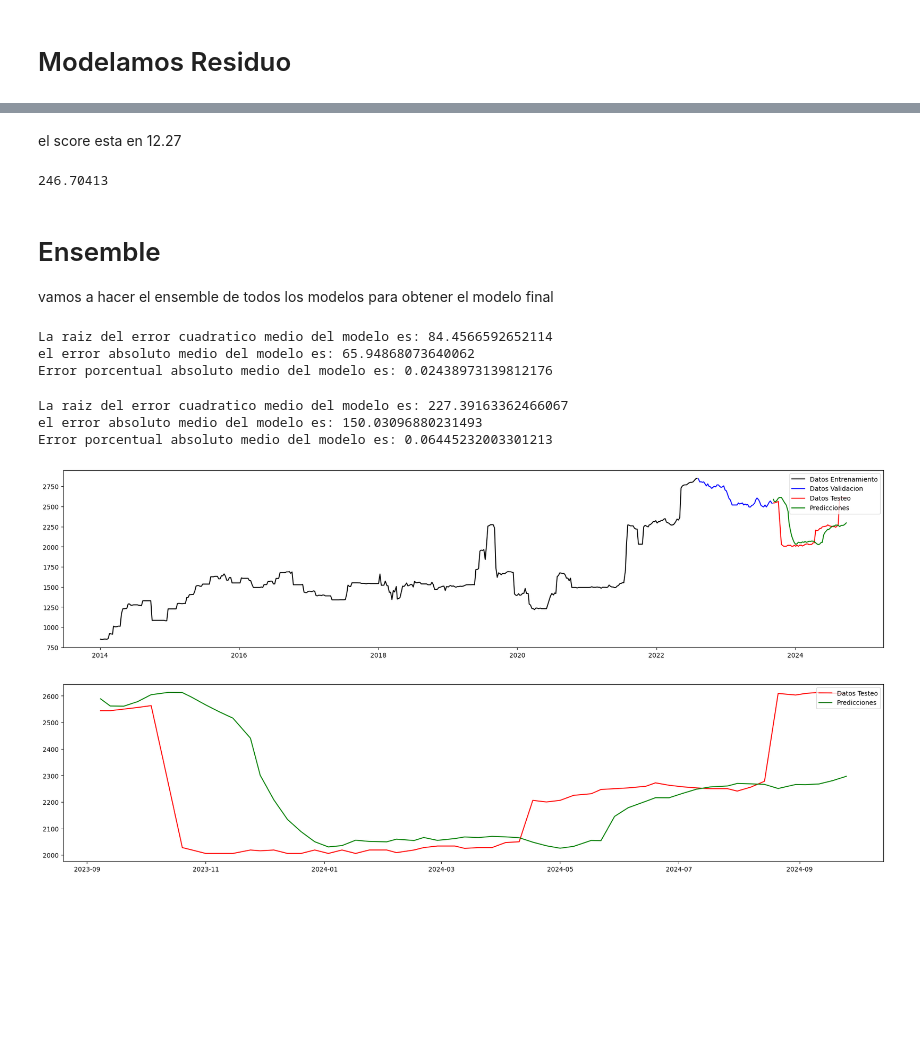
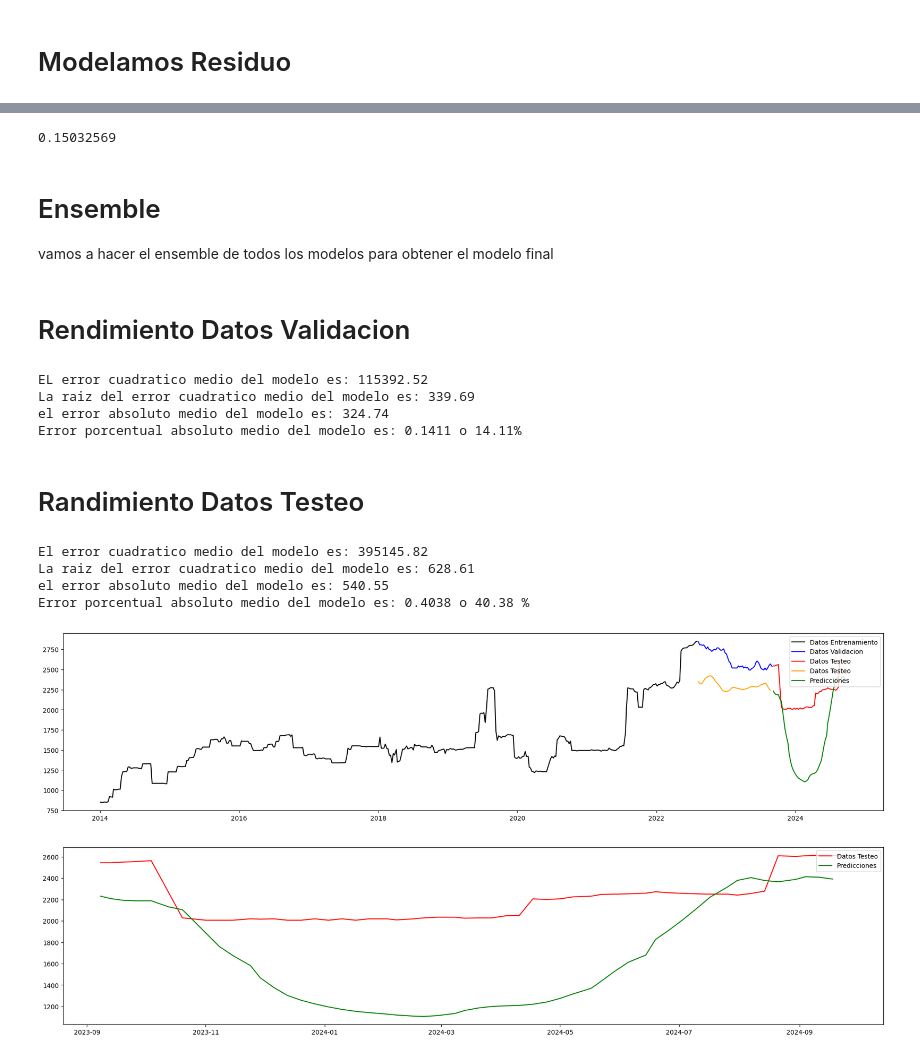
Before and after one commit to ivanpalenciab/Prediccion-atlantico, a Jupyter notebook: 3_red_neuronal_densa.ipynb, the cells around one changed output, grey strips where cells are left out. Cells and saved outputs as stored; diff of their text form; code cells hidden in the pictures; blank space fills up the shorter version.

Commit message:
red neuronal densa con precios de futuros

```diff
--- a/3_red_neuronal_densa.ipynb
+++ b/3_red_neuronal_densa.ipynb
@@ -807,5 +446,6 @@ def modeloRD_residuo():
+# %%
+modeloRD_residuo = crear_modelo_densa(PASOS , neuronas_residuo,learning_rate_residuo)
 # %%
-modelo = modeloRD_residuo()
-modelo.fit(X_train,y_train,epochs=40,batch_size=7)
+modeloRD_residuo.fit(X_train,y_train,epochs=40,batch_size=7)
 # %% [output]
 Epoch 1/40
@@ -830,4 +469,4 @@ Epoch 40/40
 # %%
-prediccion_validacion_residuo = modelo.predict(X_val)
-prediccion_testeo_residuo = modelo.predict(X_test)
+prediccion_validacion_residuo = modeloRD_residuo.predict(X_val)
+prediccion_testeo_residuo = modeloRD_residuo.predict(X_test)
 # %% [output]
@@ -847,10 +486,8 @@ plt.show()
-# %% [markdown]
-el score esta en 12.27
 # %%
-score = np.sqrt(mean_squared_error(prediccion_validacion_m5,datos_validacion_m5.PROMEDIO))
+score = np.sqrt(mean_squared_error(prediccion_validacion_residuo,datos_validacion_residuo.PROMEDIO))
 print(score)
 # %% [output]
-246.70413
+0.15032569
 # %%
 prediccion_validacion_residuo = residuo_scaler.inverse_transform(prediccion_validacion_residuo)
 prediccion_testeo_residuo = residuo_scaler.inverse_transform(prediccion_testeo_residuo  )
@@ -859,8 +496,8 @@ prediccion_testeo_residuo = residuo_scaler.inverse_transform(prediccion_testeo_r
 vamos a hacer el ensemble de todos los modelos para obtener el modelo final
 # %%
 datos_emd
-validacion = prediccion_validacion_m1 +prediccion_validacion_m2 + prediccion_validacion_m3 + prediccion_validacion_m4 + prediccion_validacion_m5 +  prediccion_validacion_residuo
-testeo = prediccion_testeo_m1 +prediccion_testeo_m2 + prediccion_testeo_m3 + prediccion_testeo_m4 + prediccion_testeo_m5 + prediccion_testeo_residuo
+validacion = prediccion_validacion_m1 +prediccion_validacion_m2 + prediccion_validacion_residuo
+testeo = prediccion_testeo_m1 +prediccion_testeo_m2 + prediccion_testeo_residuo
 # %%
 total_datos=len(datos_emd.PROMEDIO)
 porcentaje_entrenamiento, porcentaje_validacion = 0.8,0.1
@@ -870,52 +507,61 @@ division_validacion = division_entrenamiento + int(porcentaje_validacion*total_d
 datos_entrenamiento = datos_emd[:division_entrenamiento]
 datos_validacion = datos_emd[division_entrenamiento:division_validacion]
 datos_testeo = datos_emd[division_validacion:total_datos]
+# %% [markdown]
+# Rendimiento Datos Validacion
 # %%
+ecm_validacion = mean_squared_error( validacion,datos_validacion.PROMEDIO[:-1])
 recm_validacion = np.sqrt(mean_squared_error( validacion,datos_validacion.PROMEDIO[:-1]))
 eam_validacion = mean_absolute_error( validacion,datos_validacion.PROMEDIO[:-1])
 EPAM_validacion = mean_absolute_percentage_error( validacion,datos_validacion.PROMEDIO[:-1])
 
 
 #Imprimir las metricas de validacion del modelo
-print ( f'La raiz del error cuadratico medio del modelo es: {recm_validacion} ' )
-print ( f'el error absoluto medio del modelo es: {eam_validacion} ' )
-print(f"Error porcentual absoluto medio del modelo es: {EPAM_validacion}")
+print ( f'EL error cuadratico medio del modelo es: {round(ecm_validacion,2)} ' )
+print ( f'La raiz del error cuadratico medio del modelo es: {round(recm_validacion,2)} ' )
+print ( f'el error absoluto medio del modelo es: {round(eam_validacion,2)} ' )
+print(f"Error porcentual absoluto medio del modelo es: {round(EPAM_validacion,4)} o {round(EPAM_validacion*100,2)}%")
 # %% [output]
-La raiz del error cuadratico medio del modelo es: 84.4566592652114
-el error absoluto medio del modelo es: 65.94868073640062
-Error porcentual absoluto medio del modelo es: 0.02438973139812176
+EL error cuadratico medio del modelo es: 115392.52
+La raiz del error cuadratico medio del modelo es: 339.69
+el error absoluto medio del modelo es: 324.74
+Error porcentual absoluto medio del modelo es: 0.1411 o 14.11%
+# %% [markdown]
+# Randimiento Datos Testeo
 # %%
-recm = np.sqrt(mean_squared_error( testeo,datos_testeo.PROMEDIO))
-eam = mean_absolute_error( testeo,datos_testeo.PROMEDIO)
-EPAM = mean_absolute_percentage_error(testeo,datos_testeo.PROMEDIO)
+ecm = mean_squared_error( testeo,datos_testeo.PROMEDIO[:-1])
+recm = np.sqrt(mean_squared_error( testeo,datos_testeo.PROMEDIO[:-1]))
+eam = mean_absolute_error( testeo,datos_testeo.PROMEDIO[:-1])
+EPAM = mean_absolute_percentage_error(testeo,datos_testeo.PROMEDIO[:-1])
 
 
 #Imprimir las metricas de validacion del modelo
-print ( f'La raiz del error cuadratico medio del modelo es: {recm} ' )
-print ( f'el error absoluto medio del modelo es: {eam} ' )
-print(f"Error porcentual absoluto medio del modelo es: {EPAM}")
+print ( f'El error cuadratico medio del modelo es: {round(ecm,2)} ' )
+print ( f'La raiz del error cuadratico medio del modelo es: {round(recm,2)} ' )
+print ( f'el error absoluto medio del modelo es: {round(eam,2)} ' )
+print(f"Error porcentual absoluto medio del modelo es: {round(EPAM,4)} o {round(EPAM * 100 , 2)} %")
 # %% [output]
-La raiz del error cuadratico medio del modelo es: 227.39163362466067
-el error absoluto medio del modelo es: 150.03096880231493
-Error porcentual absoluto medio del modelo es: 0.06445232003301213
+El error cuadratico medio del modelo es: 395145.82
+La raiz del error cuadratico medio del modelo es: 628.61
+el error absoluto medio del modelo es: 540.55
+Error porcentual absoluto medio del modelo es: 0.4038 o 40.38 %
 # %%
-
 fig, ax = plt.subplots(figsize=(23, 5))
 ax.plot(datos_entrenamiento.index,datos_entrenamiento.PROMEDIO,color='black',label = 'Datos Entrenamiento')
 ax.plot(datos_validacion.index,datos_validacion.PROMEDIO,color='blue',label = 'Datos Validacion')
 ax.plot(datos_testeo.index,datos_testeo.PROMEDIO,color='red',label = 'Datos Testeo')
-#ax.plot(datos_validacion.index,validacion,color='orange',label = 'Datos Testeo')
-ax.plot(datos_testeo.index,testeo,color='Green',label = 'Predicciones')
+ax.plot(datos_validacion.index[:-1],validacion,color='orange',label = 'Datos Testeo')
+ax.plot(datos_testeo.index[:-1],testeo,color='Green',label = 'Predicciones')
 ax.legend(loc = 'upper right')
 plt.show()
 # %% [output]
-[figure, old version]
+[figure, new version]
 # %%
 fig, ax = plt.subplots(figsize=(23, 5))
 ax.plot(datos_testeo.index,datos_testeo.PROMEDIO,color='red',label = 'Datos Testeo')
-ax.plot(datos_testeo.index,testeo,color='Green',label = 'Predicciones')
+ax.plot(datos_testeo.index[:-1],testeo,color='Green',label = 'Predicciones')
 ax.legend(loc = 'upper right')
 plt.show()
 # %% [output]
-[figure, old version]
+[figure, new version]
 # %%
```
Also changed, not shown: parts of 76 cells of this notebook.
